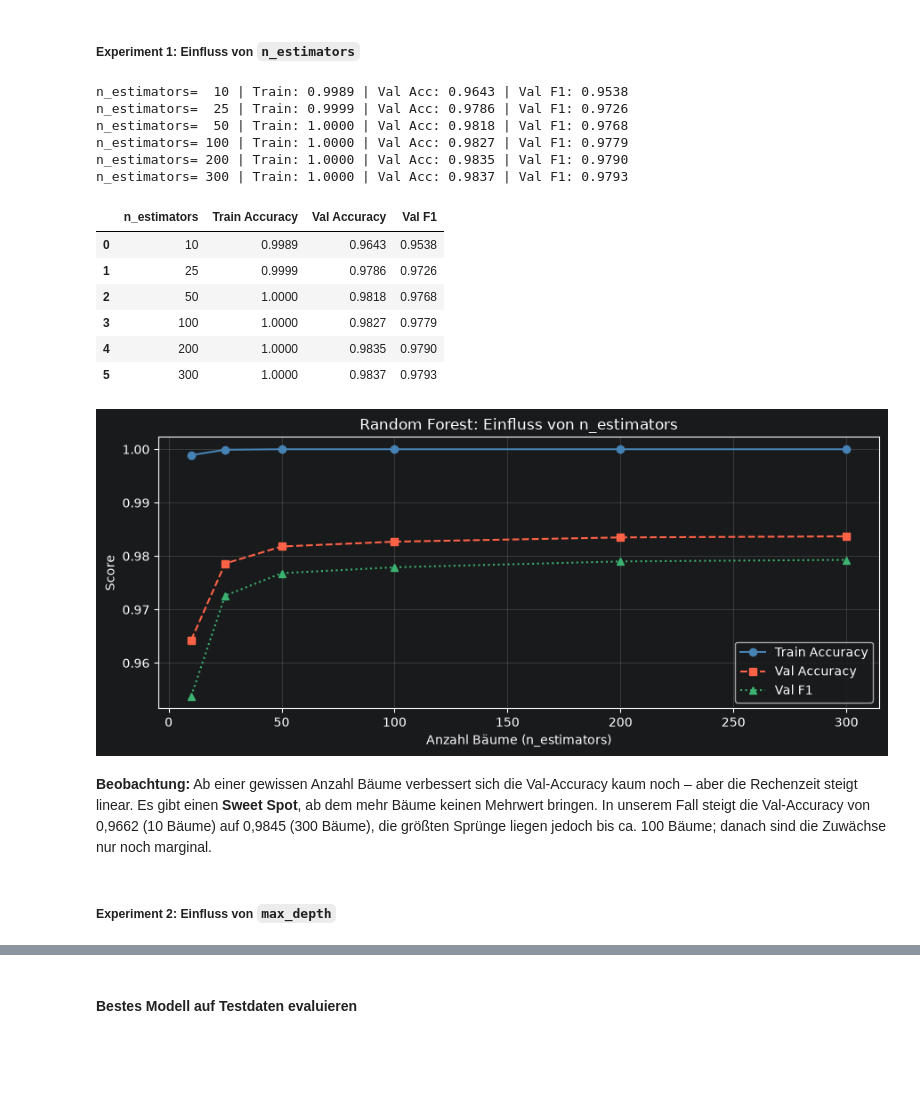
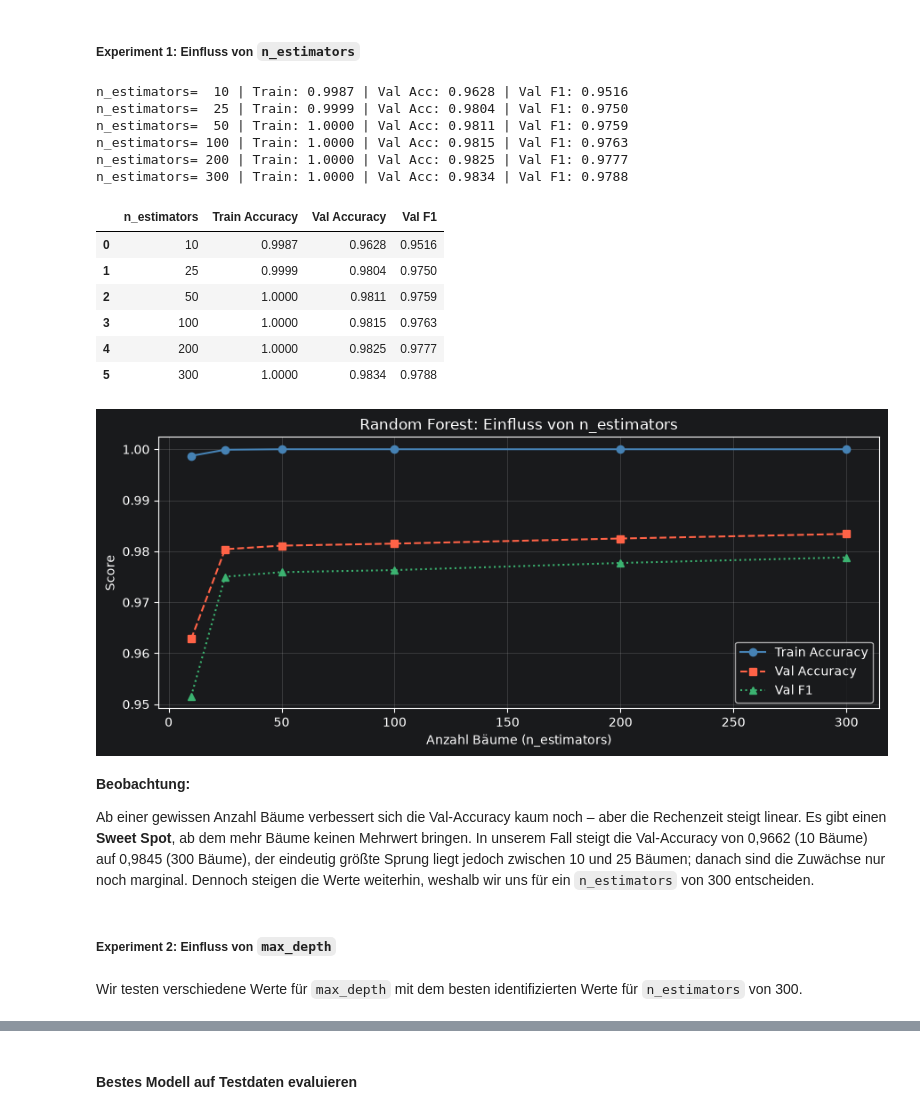
Before and after one commit to TheAmarok/Neue-Konzepte-Gruppe-9, a Jupyter notebook: Notebook_Abgabeversion_kommentiert.ipynb, the cells around one changed output, grey strips where cells are left out. Cells and saved outputs as stored; diff of their text form; code cells hidden in the pictures; blank space fills up the shorter version.

```diff
--- a/Notebook_Abgabeversion_kommentiert.ipynb
+++ b/Notebook_Abgabeversion_kommentiert.ipynb
@@ -2801,7 +2798,7 @@ Der Datensatz wird in drei Teile aufgeteilt:
 _Wichtig:_ Testdaten werden erst ganz am Ende verwendet!
 # %%
 # Eingabe- und Zielvariable festlegen
-X = df["text"]
+X = df["text_clean"]
 y = df["generated"]
 
 # Train+Val / Test aufteilen (geschichtet)
@@ -2866,46 +2863,46 @@ Wir variieren zwei zentrale Parameter:
 n_estimators_list = [10, 25, 50, 100, 200, 300]
 # Ergebnisliste anlegen
 results_n = []
 
 # Über alle Baumanzahlen iterieren
 for n in n_estimators_list:
     # Pipeline mit aktueller Baumanzahl erstellen
     pipe = Pipeline([
         ("tfidf", TfidfVectorizer(max_features=10000, sublinear_tf=True)),
-        ("clf",   RandomForestClassifier(n_estimators=n, random_state=42, n_jobs=-1)),
+        ("clf",   RandomForestClassifier(n_estimators=n, max_depth=None, random_state=42, n_jobs=-1)),
     ])
     # Pipeline trainieren
     pipe.fit(X_train, y_train)
     # Train-Accuracy berechnen
     train_acc = accuracy_score(y_train, pipe.predict(X_train))
     # Val-Accuracy berechnen
     val_acc   = accuracy_score(y_val,   pipe.predict(X_val))
     # Val-F1-Score berechnen (Zielmetrik des SMART-Ziels)
     val_f1    = f1_score(y_val, pipe.predict(X_val))
     # Kennzahlen speichern (inkl. F1)
     results_n.append({"n_estimators": n, "Train Accuracy": round(train_acc, 4),
                       "Val Accuracy": round(val_acc, 4), "Val F1": round(val_f1, 4)})
     # Zwischenergebnis ausgeben (inkl. F1)
     print(f"n_estimators={n:>4} | Train: {train_acc:.4f} | Val Acc: {val_acc:.4f} | Val F1: {val_f1:.4f}")
 
 # Ergebnisse als DataFrame
 results_n_df = pd.DataFrame(results_n)
 # Tabelle ausgeben
 results_n_df
 # %% [output]
-n_estimators=  10 | Train: 0.9989 | Val Acc: 0.9643 | Val F1: 0.9538
-n_estimators=  25 | Train: 0.9999 | Val Acc: 0.9786 | Val F1: 0.9726
-n_estimators=  50 | Train: 1.0000 | Val Acc: 0.9818 | Val F1: 0.9768
-n_estimators= 100 | Train: 1.0000 | Val Acc: 0.9827 | Val F1: 0.9779
-n_estimators= 200 | Train: 1.0000 | Val Acc: 0.9835 | Val F1: 0.9790
-n_estimators= 300 | Train: 1.0000 | Val Acc: 0.9837 | Val F1: 0.9793
+n_estimators=  10 | Train: 0.9987 | Val Acc: 0.9628 | Val F1: 0.9516
+n_estimators=  25 | Train: 0.9999 | Val Acc: 0.9804 | Val F1: 0.9750
+n_estimators=  50 | Train: 1.0000 | Val Acc: 0.9811 | Val F1: 0.9759
+n_estimators= 100 | Train: 1.0000 | Val Acc: 0.9815 | Val F1: 0.9763
+n_estimators= 200 | Train: 1.0000 | Val Acc: 0.9825 | Val F1: 0.9777
+n_estimators= 300 | Train: 1.0000 | Val Acc: 0.9834 | Val F1: 0.9788
 |  | n_estimators | Train Accuracy | Val Accuracy | Val F1 |
-| 0 | 10 | 0.9989 | 0.9643 | 0.9538 |
-| 1 | 25 | 0.9999 | 0.9786 | 0.9726 |
-| 2 | 50 | 1.0000 | 0.9818 | 0.9768 |
-| 3 | 100 | 1.0000 | 0.9827 | 0.9779 |
-| 4 | 200 | 1.0000 | 0.9835 | 0.9790 |
-| 5 | 300 | 1.0000 | 0.9837 | 0.9793 |
+| 0 | 10 | 0.9987 | 0.9628 | 0.9516 |
+| 1 | 25 | 0.9999 | 0.9804 | 0.9750 |
+| 2 | 50 | 1.0000 | 0.9811 | 0.9759 |
+| 3 | 100 | 1.0000 | 0.9815 | 0.9763 |
+| 4 | 200 | 1.0000 | 0.9825 | 0.9777 |
+| 5 | 300 | 1.0000 | 0.9834 | 0.9788 |
 # %%
 # Neues Diagramm anlegen
 fig, ax = plt.subplots(figsize=(9, 4))
@@ -2930,13 +2927,16 @@ plt.tight_layout()
 # Diagramm anzeigen
 plt.show()
 # %% [output]
-[figure, old version]
+[figure, new version]
 # %% [markdown]
 **Beobachtung:**
+
 Ab einer gewissen Anzahl Bäume verbessert sich die Val-Accuracy kaum noch – aber die Rechenzeit steigt linear. Es gibt einen **Sweet Spot**, ab dem mehr Bäume keinen Mehrwert bringen.
-In unserem Fall steigt die Val-Accuracy von 0,9662 (10 Bäume) auf 0,9845 (300 Bäume), die größten Sprünge liegen jedoch bis ca. 100 Bäume; danach sind die Zuwächse nur noch marginal.
+In unserem Fall steigt die Val-Accuracy von 0,9662 (10 Bäume) auf 0,9845 (300 Bäume), der eindeutig größte Sprung liegt jedoch zwischen 10 und 25 Bäumen; danach sind die Zuwächse nur noch marginal. Dennoch steigen die Werte weiterhin, weshalb wir uns für ein `n_estimators` von 300 entscheiden.
 # %% [markdown]
 ##### Experiment 2: Einfluss von `max_depth`
+# %% [markdown]
+Wir testen verschiedene Werte für `max_depth` mit dem besten identifizierten Werte für `n_estimators` von 300.
 # %%
 # Zu testende Baumtiefen
 depths = [5, 10, 20, 30, None]
```
Also changed, not shown: parts of 71 cells of this notebook.
